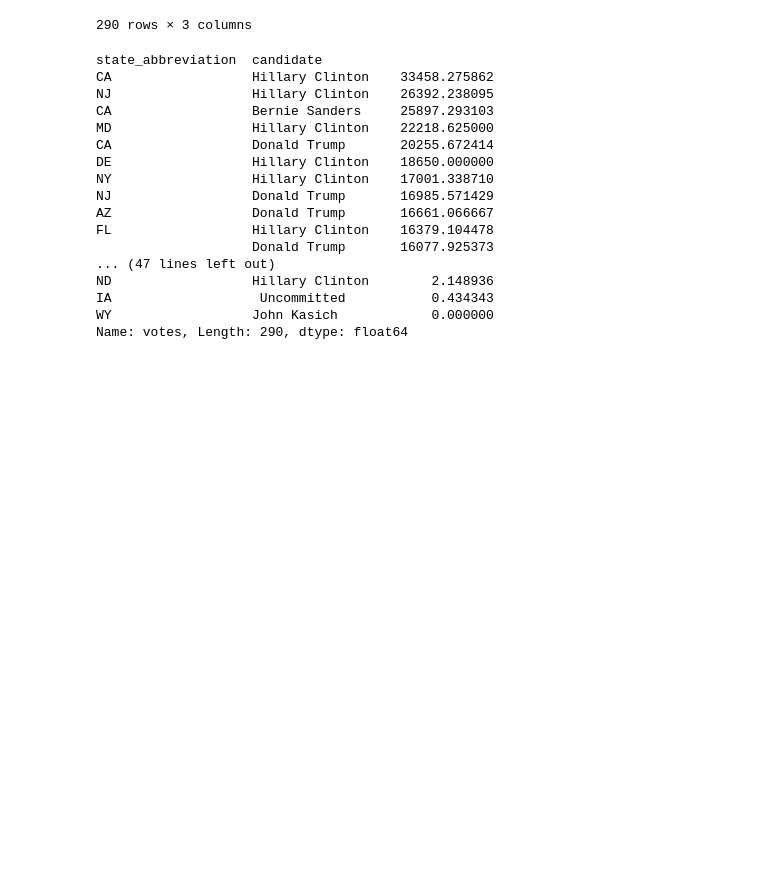
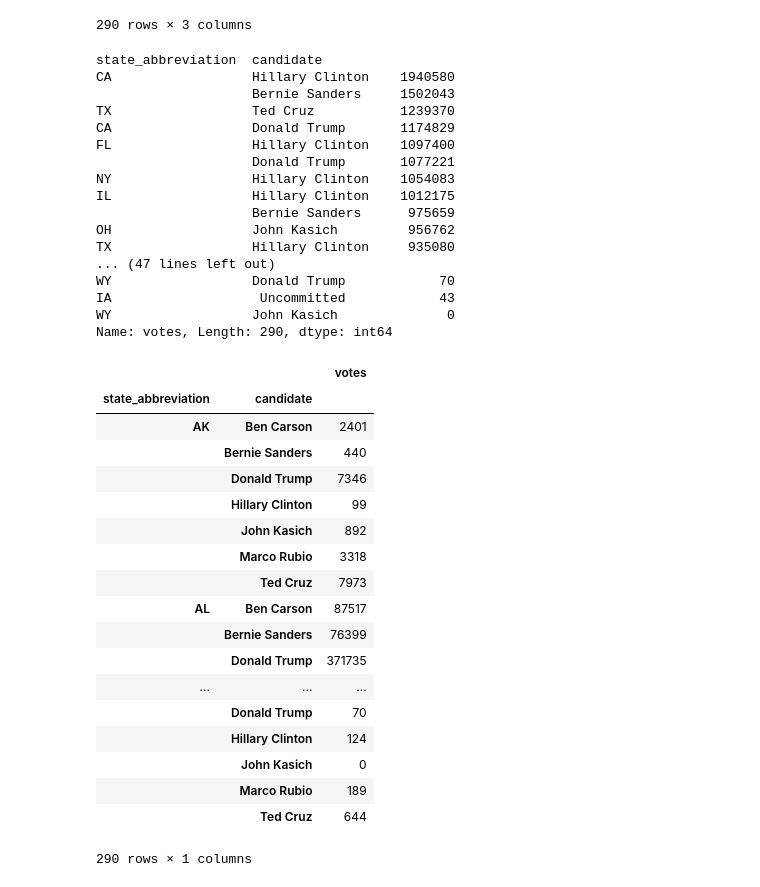
Before and after one commit to tmalveirac/curso_data_science_python, a Jupyter notebook: exemplos/Pandas/Group By.ipynb, the cells around one changed output. Saved outputs shown, nothing was run; the diff lists cells and outputs as text; code cells hidden in the pictures; blank space fills up the shorter version.

```diff
--- a/exemplos/Pandas/Group By.ipynb
+++ b/exemplos/Pandas/Group By.ipynb
@@ -392,22 +392,45 @@ df.groupby(['state_abbreviation', 'candidate']).aggregate({'votes':['sum', 'max'
 |  | Ted Cruz | 644 | 141 | 53.666667 |
 290 rows × 3 columns
 # %%
-df.groupby(['state_abbreviation', 'candidate'])['votes'].mean().sort_values(ascending=False)
+df.groupby(['state_abbreviation', 'candidate'])['votes'].sum().sort_values(ascending=False)
 # %% [output]
 state_abbreviation  candidate
-CA                  Hillary Clinton    33458.275862
-NJ                  Hillary Clinton    26392.238095
-CA                  Bernie Sanders     25897.293103
-MD                  Hillary Clinton    22218.625000
-CA                  Donald Trump       20255.672414
-DE                  Hillary Clinton    18650.000000
-NY                  Hillary Clinton    17001.338710
-NJ                  Donald Trump       16985.571429
-AZ                  Donald Trump       16661.066667
-FL                  Hillary Clinton    16379.104478
-                    Donald Trump       16077.925373
+CA                  Hillary Clinton    1940580
+                    Bernie Sanders     1502043
+TX                  Ted Cruz           1239370
+CA                  Donald Trump       1174829
+FL                  Hillary Clinton    1097400
+                    Donald Trump       1077221
+NY                  Hillary Clinton    1054083
+IL                  Hillary Clinton    1012175
+                    Bernie Sanders      975659
+OH                  John Kasich         956762
+TX                  Hillary Clinton     935080
 ... (47 lines left out)
-ND                  Hillary Clinton        2.148936
-IA                   Uncommitted           0.434343
-WY                  John Kasich            0.000000
-Name: votes, Length: 290, dtype: float64
+WY                  Donald Trump            70
+IA                   Uncommitted            43
+WY                  John Kasich              0
+Name: votes, Length: 290, dtype: int64
+# %%
+from collections import OrderedDict
+df.groupby(['state_abbreviation', 'candidate']).aggregate(OrderedDict([('votes', 'sum')]))
+# %% [output]
+|  |  | votes |
+| state_abbreviation | candidate |  |
+| AK | Ben Carson | 2401 |
+|  | Bernie Sanders | 440 |
+|  | Donald Trump | 7346 |
+|  | Hillary Clinton | 99 |
+|  | John Kasich | 892 |
+|  | Marco Rubio | 3318 |
+|  | Ted Cruz | 7973 |
+| AL | Ben Carson | 87517 |
+|  | Bernie Sanders | 76399 |
+|  | Donald Trump | 371735 |
+| ... | ... | ... |
+|  | Donald Trump | 70 |
+|  | Hillary Clinton | 124 |
+|  | John Kasich | 0 |
+|  | Marco Rubio | 189 |
+|  | Ted Cruz | 644 |
+290 rows × 1 columns
```
Also changed, not shown: parts of 3 cells of this notebook, 7 other files.
